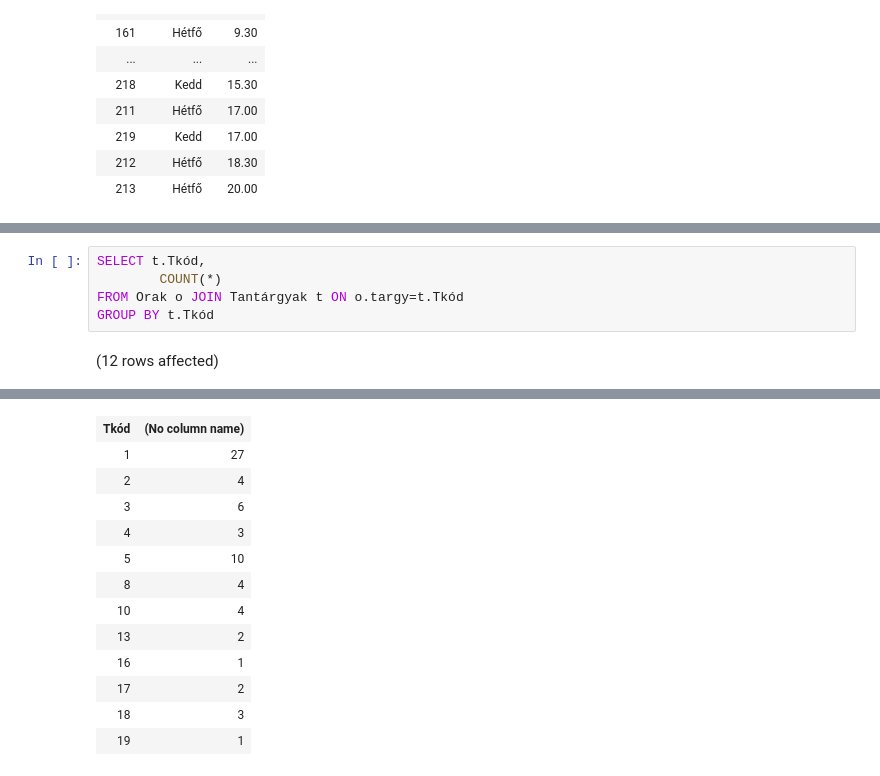
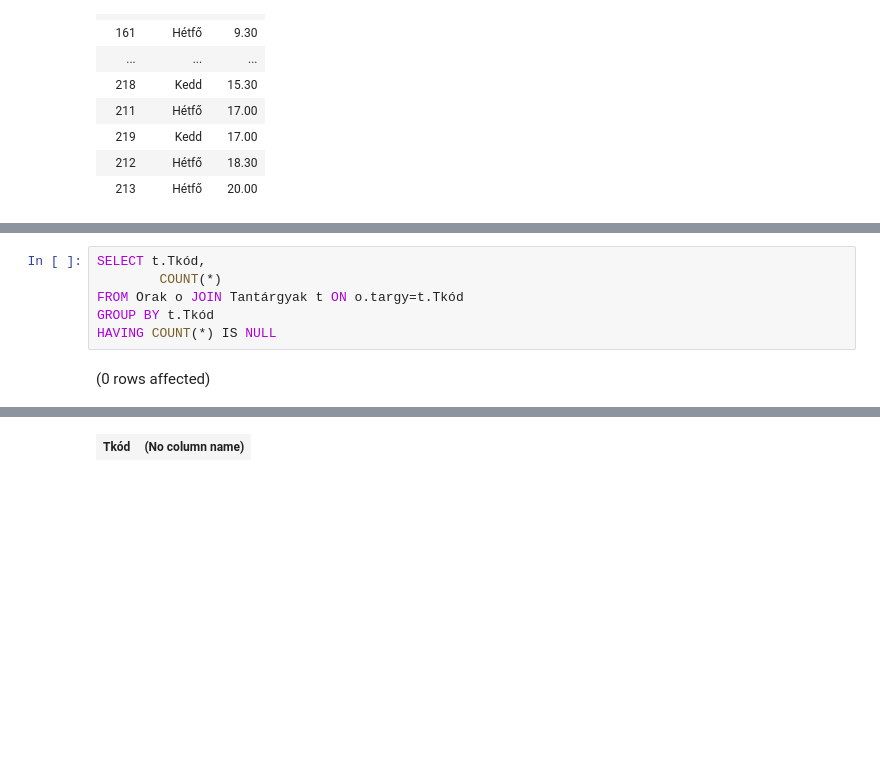
Before and after one commit to dorkakovacs/sql, a Jupyter notebook: gyakorlat02_feladatok .ipynb, the cells around one changed output, grey strips where cells are left out. Saved outputs shown, nothing was run; the diff lists cells and outputs as text; blank space fills up the shorter version.

```diff
--- a/gyakorlat02_feladatok .ipynb
+++ b/gyakorlat02_feladatok .ipynb
@@ -383,5 +382,6 @@ SELECT t.Tkód,
         COUNT(*)
 FROM Orak o JOIN Tantárgyak t ON o.targy=t.Tkód
 GROUP BY t.Tkód
+HAVING COUNT(*) IS NULL
 # %% [output]
-(12 rows affected)
+(0 rows affected)
@@ -389,13 +389 @@ Total execution time: 00:00:00.025
 | Tkód | (No column name) |
-| 1 | 27 |
-| 2 | 4 |
-| 3 | 6 |
-| 4 | 3 |
-| 5 | 10 |
-| 8 | 4 |
-| 10 | 4 |
-| 13 | 2 |
-| 16 | 1 |
-| 17 | 2 |
-| 18 | 3 |
-| 19 | 1 |
```
Also changed, not shown: parts of 2 cells of this notebook, 1 other file.
